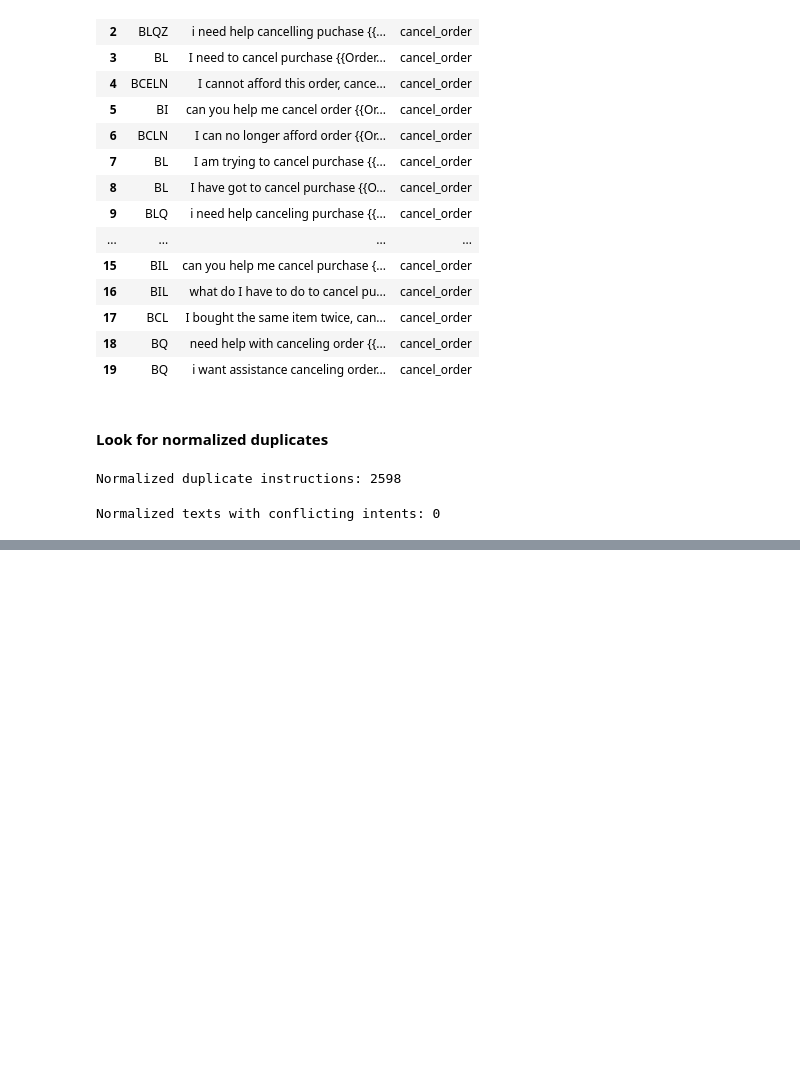
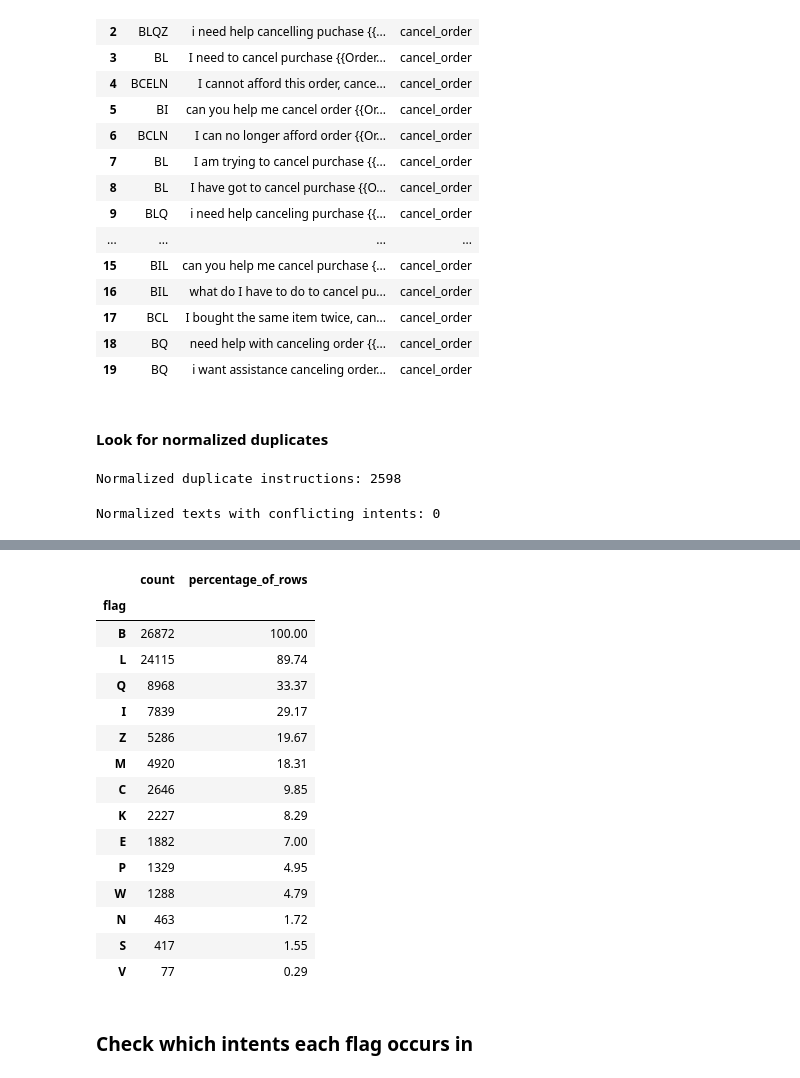
Before and after one commit to ribhupramanik/ResolveAI, a Jupyter notebook: notebooks/01_data_exploration.ipynb, the cells around one changed output, grey strips where cells are left out. Cells and saved outputs as stored; diff of their text form; code cells hidden in the pictures; blank space fills up the shorter version.

```diff
--- a/notebooks/01_data_exploration.ipynb
+++ b/notebooks/01_data_exploration.ipynb
@@ -684,0 +716,6 @@ Normalized texts with conflicting intents: 0
+# %%
+individual_flag_counts = (
+  flag_rows["flag"]
+  .value_counts()
+)
+individual_flag_counts
@@ -684,0 +739,30 @@ Normalized texts with conflicting intents: 0
+# %%
+# Counting how much of the dataset contains each flag
+
+individual_flag_distribution = pd.DataFrame({
+  "count": individual_flag_counts,
+  "percentage_of_rows": (
+    individual_flag_counts/len(df) * 100
+  ).round(2)
+})
+
+individual_flag_distribution
+# %% [output]
+|  | count | percentage_of_rows |
+| flag |  |  |
+| B | 26872 | 100.00 |
+| L | 24115 | 89.74 |
+| Q | 8968 | 33.37 |
+| I | 7839 | 29.17 |
+| Z | 5286 | 19.67 |
+| M | 4920 | 18.31 |
+| C | 2646 | 9.85 |
+| K | 2227 | 8.29 |
+| E | 1882 | 7.00 |
+| P | 1329 | 4.95 |
+| W | 1288 | 4.79 |
+| N | 463 | 1.72 |
+| S | 417 | 1.55 |
+| V | 77 | 0.29 |
+# %% [markdown]
+### Check which intents each flag occurs in
```
Also changed, not shown: parts of 14 cells of this notebook.
